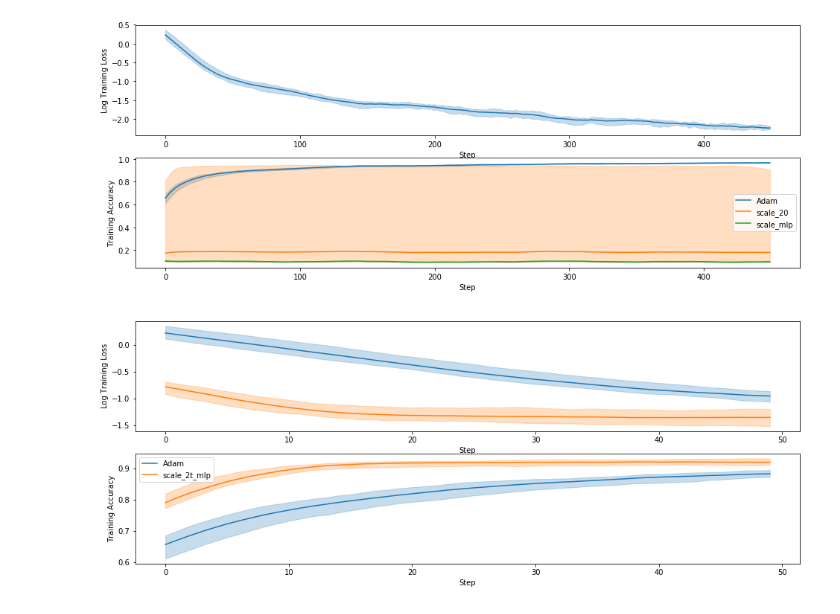
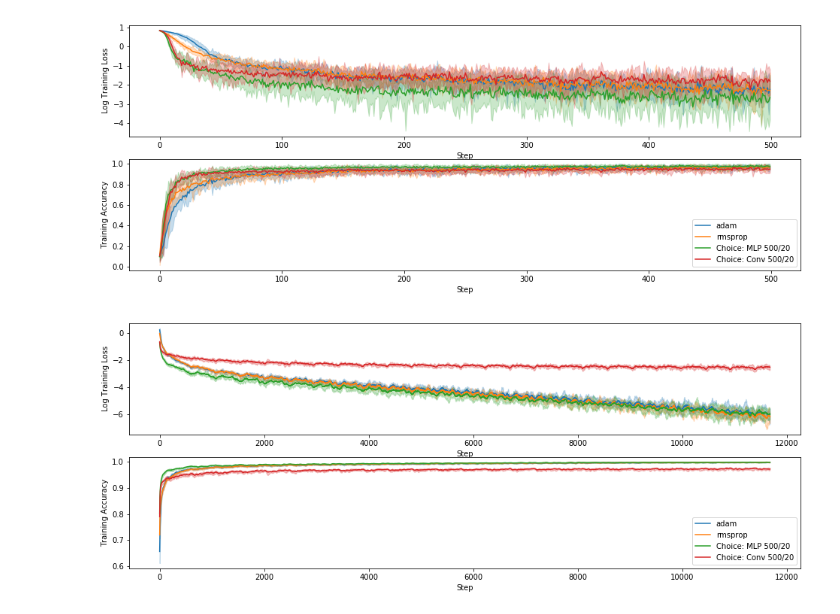
Before and after one commit to thetianshuhuang/l2o, a Jupyter notebook: eval_analysis.ipynb, the cells around one changed output. Cells and saved outputs as stored; diff of their text form; code cells hidden in the pictures.

```diff
--- a/eval_analysis.ipynb
+++ b/eval_analysis.ipynb
@@ -6,11 +6,11 @@ from matplotlib import pyplot as plt
 import plot
 # %%
 fig, axs = plt.subplots(2, 1, figsize=(16, 6))
-plot.plot_stats_batch(["adam", "scale_20", "scale_mlp"], axs, end=500, sma=51)
+plot.plot_stats_batch(["adam", "rmsprop", "choice-20x25M", "choice-20x25C"], axs, end=500, sma=1)
 # %% [output]
-[figure, old version]
+[figure, new version]
 # %%
 fig, axs = plt.subplots(2, 1, figsize=(16, 6))
-plot.plot_stats_batch(["adam", "scale_2t_mlp"], axs, end=100, sma=51)
+plot.plot_stats_batch(["adam", "rmsprop", "choice-20x25M", "choice-20x25C"], axs, end=0, sma=51)
 # %% [output]
-[figure, old version]
+[figure, new version]
```
Also changed, not shown: parts of 17 cells of this notebook, 6 other files.
